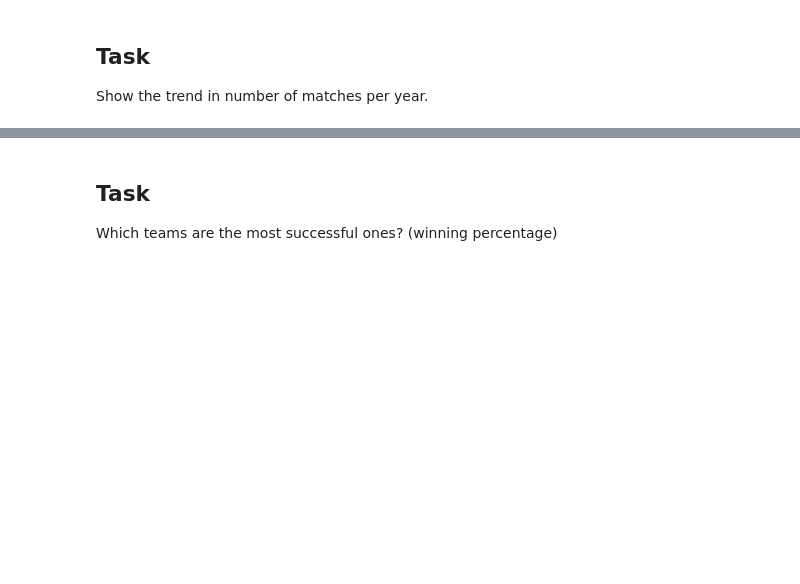
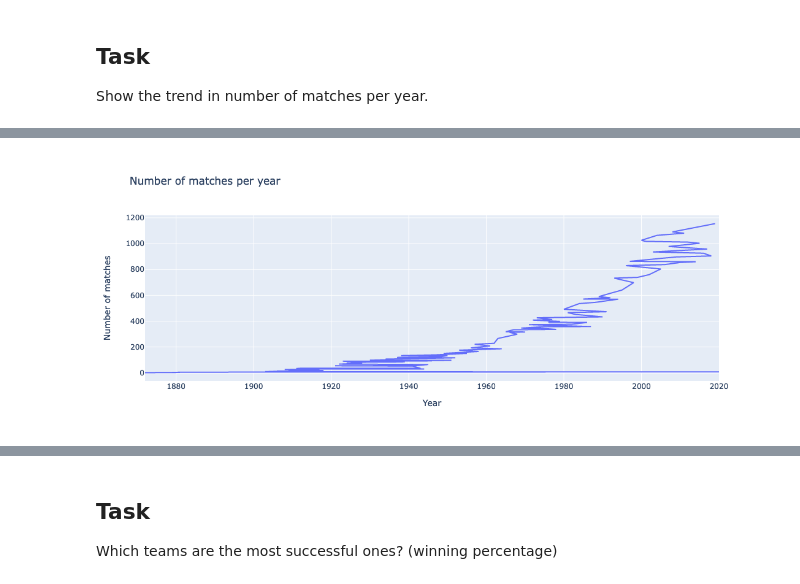
Before and after one commit to ryan-ferns/DS_auticon_week_3, a Jupyter notebook: dataviz_challenge.ipynb, the cells around one changed output, grey strips where cells are left out. Drawn from its saved outputs; the diff is of its cells as text; code cells hidden in the pictures; blank space fills up the shorter version.

```diff
--- a/dataviz_challenge.ipynb
+++ b/dataviz_challenge.ipynb
@@ -18,0 +277,5 @@ Show the trend in number of matches per year.
+# %%
+df_4 = soccer_df.copy()
+# %%
+df_4["year"] = pd.to_datetime(soccer_df["date"]).dt.year
+df_4
@@ -18,0 +296,3 @@ Show the trend in number of matches per year.
+# %%
+df_trend = df_4["year"].value_counts(ascending = True)
+df_trend
@@ -18,0 +312,4 @@ Show the trend in number of matches per year.
+# %%
+years = df_trend.index
+yearly_matches = df_trend.array
+years, yearly_matches
@@ -18,0 +326,16 @@ Show the trend in number of matches per year.
+# %%
+data = [go.Scatter(
+    x = years,
+    y = yearly_matches,
+    )]
+
+layout = go.Layout(
+    title = 'Number of matches per year', # Graph title
+    xaxis = dict(title = 'Year'), # x-axis label
+    yaxis = dict(title = 'Number of matches'), # y-axis label
+)
+
+fig = go.Figure(data=data,layout=layout)
+fig.show()
+# %% [output]
+[figure, added]
```
Also changed, not shown: parts of 28 cells of this notebook.
